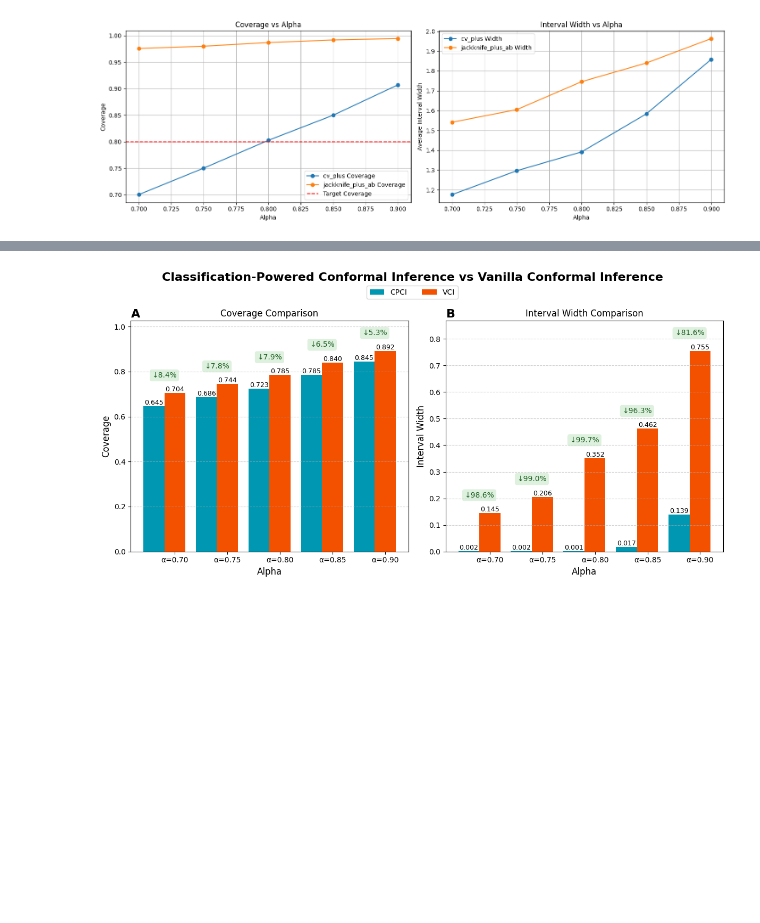
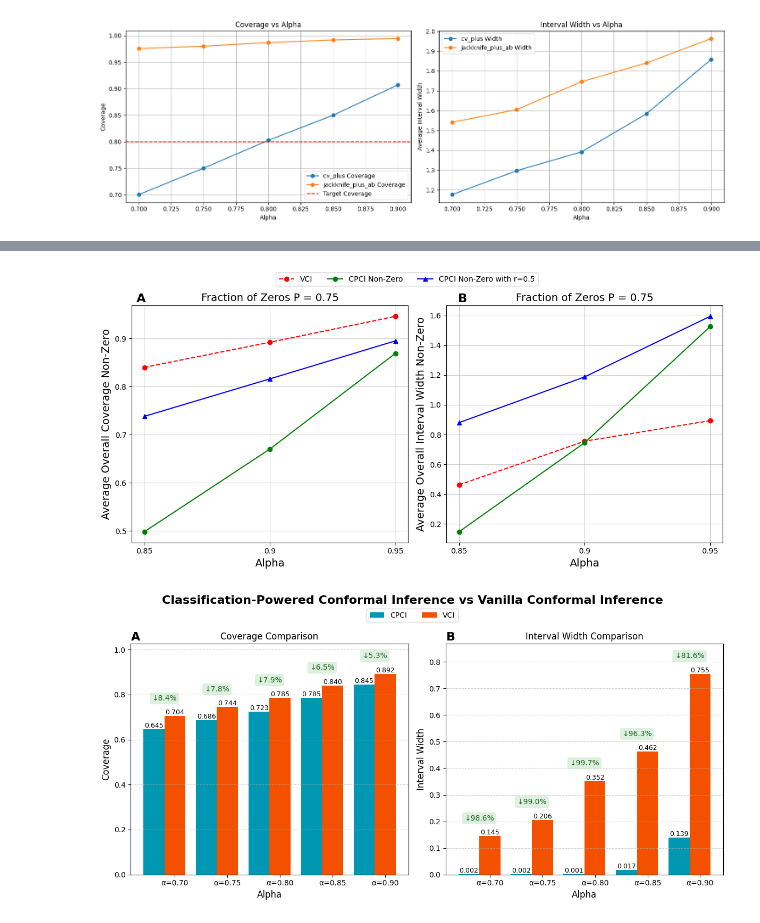
Before and after one commit to rdiazrincon/conformal_prediction_pd, a Jupyter notebook: conformal_pd_new.ipynb, the cells around one changed output, grey strips where cells are left out. Saved outputs shown, nothing was run; the diff lists cells and outputs as text; code cells hidden in the pictures; blank space fills up the shorter version.

```diff
--- a/conformal_pd_new.ipynb
+++ b/conformal_pd_new.ipynb
@@ -920,3 +1146,52 @@ plt.show()
+# %%
+fig, ax = plt.subplots(1, 2, figsize=(12, 6))
+
+# Define the custom x-ticks
+x_ticks = [0.85, 0.9, 0.95]
+
+ax[0].plot(conformal_metrics_vanilla["alpha"], conformal_metrics_vanilla["coverage"], marker='o', label='VCI', color='red', linestyle='--')
+ax[0].plot(conformal_metrics_non_zero_beta_tilde["alpha"], conformal_metrics_non_zero_beta_tilde["coverage"], marker='o', label='CPCI Non-Zero', color='green')
+ax[0].plot(conformal_metrics_non_zero_beta_tilde_r05["alpha"], conformal_metrics_non_zero_beta_tilde_r05["coverage"], marker='^', label='CPCI Non-Zero with r=0.5', color='blue')
+# ax[0].plot(conformal_metrics_non_zero_beta_tilde["alpha"], conformal_metrics_non_zero_beta_tilde["coverage"], marker='p', label='Non Zero', color='yellow')
+# ax[0].plot(conformal_metrics_non_zero_beta_tilde_r05["alpha"], conformal_metrics_non_zero_beta_tilde_r05["coverage"], marker='*', label='Non Zero with r=0.5', color='purple')
+
+# Add desired coverage line
+# ax[0].plot([0.85, 0.95], [0.85, 0.95], linestyle='--', color='red', label='Desired Coverage')
+
+ax[0].set_xticks(x_ticks)  # Set custom x-ticks
+ax[0].set_xticklabels(x_ticks)  # Set custom x-tick labels
+ax[0].set_xlabel('Alpha', fontsize=14)
+ax[0].set_ylabel('Average Overall Coverage Non-Zero', fontsize=14)
+ax[0].grid(True, alpha=0.6)
+ax[0].set_title('Fraction of Zeros P = 0.75', fontsize=14)
+
+# Interval Width line plot
+ax[1].plot(conformal_metrics_vanilla["alpha"], conformal_metrics_vanilla["interval_width"], marker='o', label='VCI', color='red', linestyle='--')
+ax[1].plot(conformal_metrics_non_zero_beta_tilde["alpha"], conformal_metrics_non_zero_beta_tilde["interval_width"], marker='o', label='CPCI Non-Zero', color='green')
+ax[1].plot(conformal_metrics_non_zero_beta_tilde_r05["alpha"], conformal_metrics_non_zero_beta_tilde_r05["interval_width"], marker='^', label='CPCI Non-Zero with r=0.5', color='blue')
+# ax[1].plot(conformal_metrics_non_zero_beta_tilde["alpha"], conformal_metrics_non_zero_beta_tilde["interval_width"], marker='p', label='Non Zero', color='yellow')
+# ax[1].plot(conformal_metrics_non_zero_beta_tilde_r05["alpha"], conformal_metrics_non_zero_beta_tilde_r05["interval_width"], marker='*', label='Non Zero with r=0.5', color='purple')
+
+ax[1].set_xticks(x_ticks)  # Set custom x-ticks
+ax[1].set_xticklabels(x_ticks)  # Set custom x-tick labels
+ax[1].set_xlabel('Alpha', fontsize=14)
+ax[1].set_ylabel('Average Overall Interval Width Non-Zero', fontsize=14)
+ax[1].grid(True, alpha=0.6)
+ax[1].set_title('Fraction of Zeros P = 0.75', fontsize=14)
+ax[0].text(0.035, 0.915, 'A', transform=ax1.transAxes,
+         fontsize=16, fontweight='bold', va='top', ha='right')
+ax[1].text(-0.120, 0.915, 'B', transform=ax2.transAxes,
+         fontsize=16, fontweight='bold', va='top', ha='right')
+
+# Adjust layout
+handles, labels = ax[0].get_legend_handles_labels()
+fig.legend(handles, labels, loc='upper center', ncol=6, fontsize=10, bbox_to_anchor=(0.5, 0.95), frameon=True)
+plt.tight_layout(rect=[0, 0, 1, 0.9])
+# fig.suptitle('Conformal Comparison', fontsize=14, weight='bold')
+plt.savefig('comparison_nonzero.png', transparent=True, bbox_inches='tight')
+plt.show()
+# %% [output]
+[figure, added]
 # %%
 width = 0.4  # Adjusted bar width
 x = np.arange(len(conformal_metrics_new["alpha"]))
```
Also changed, not shown: parts of 11 cells of this notebook, 1 other file.
